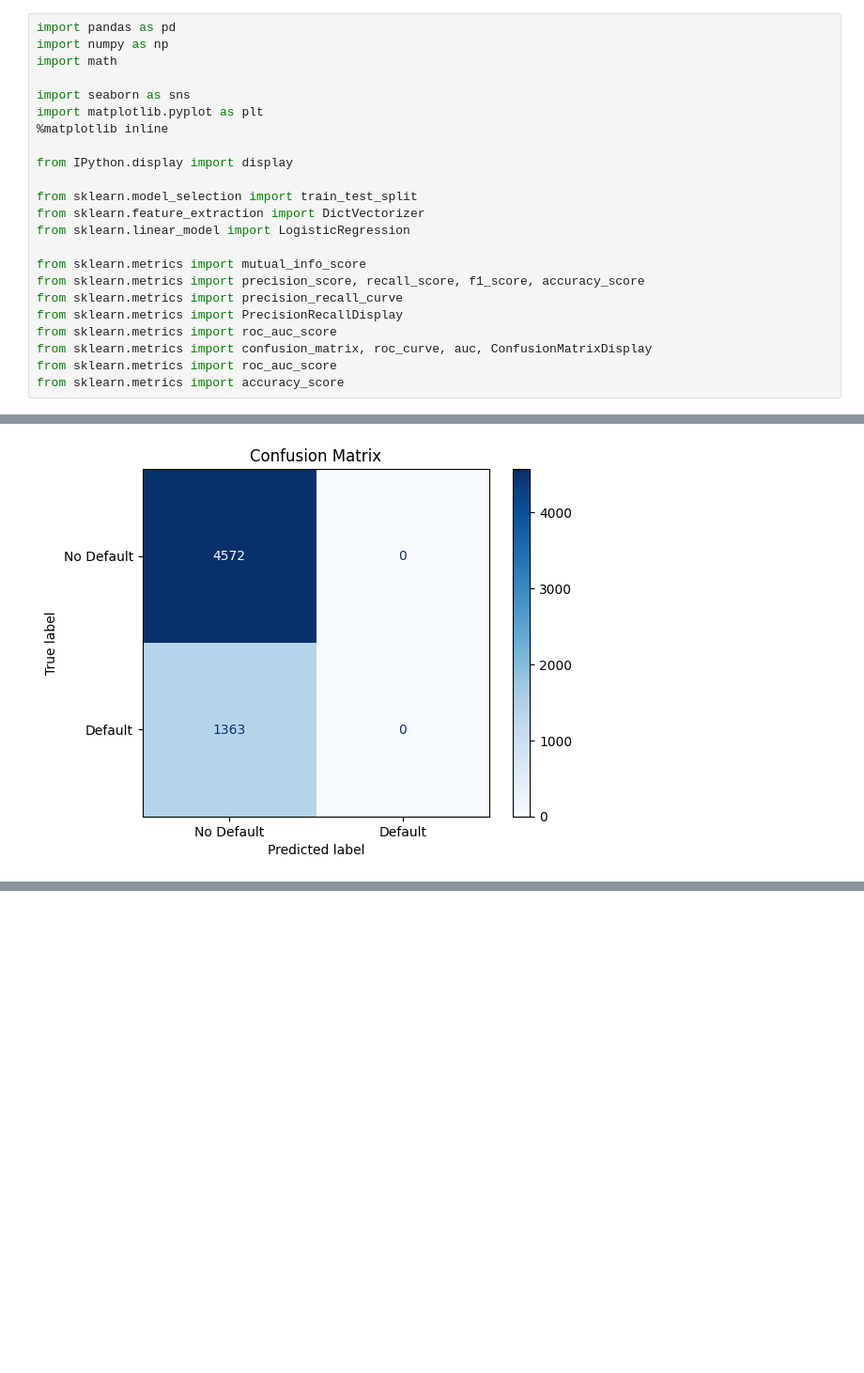
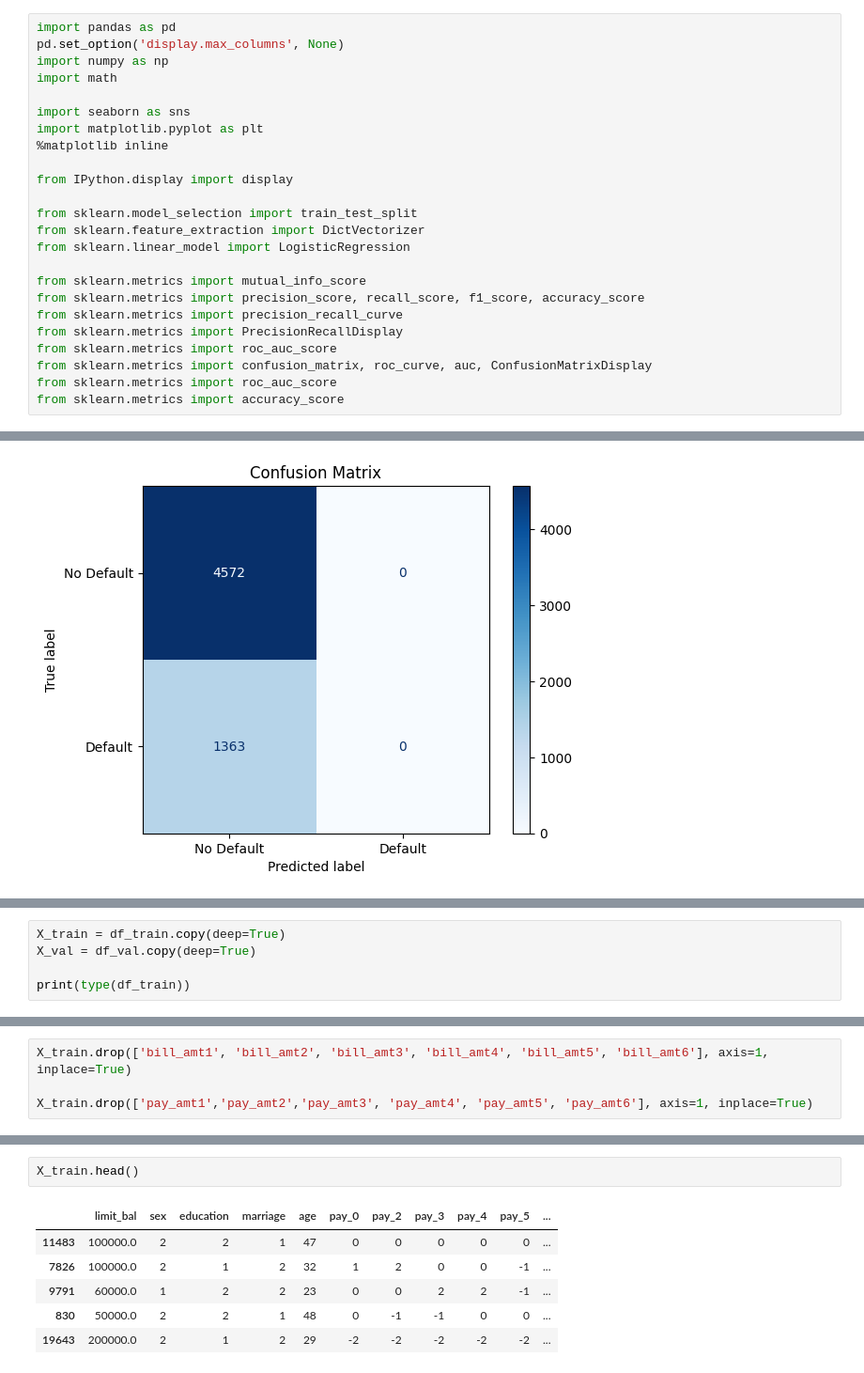
Before and after one commit to jmohsbeck1/jpmc_mle, a Jupyter notebook: Credit_Default_Lab.ipynb, the cells around one changed output, grey strips where cells are left out. Shown at 94% size. Drawn from its saved outputs; the diff is of its cells as text; blank space fills up the shorter version.

```diff
--- a/Credit_Default_Lab.ipynb
+++ b/Credit_Default_Lab.ipynb
@@ -5,6 +5,7 @@
 # Machine learning bootcamp
 # %%
 import pandas as pd
+pd.set_option('display.max_columns', None)
 import numpy as np
 import math
 
@@ -651,0 +643,5 @@ X_small_train = df_train[small_subset]
+# %%
+X_train = df_train.copy(deep=True)
+X_val = df_val.copy(deep=True)
+
+print(type(df_train))
@@ -651,0 +650,4 @@ X_small_train = df_train[small_subset]
+# %%
+X_train.drop(['bill_amt1', 'bill_amt2', 'bill_amt3', 'bill_amt4', 'bill_amt5', 'bill_amt6'], axis=1, inplace=True)
+
+X_train.drop(['pay_amt1','pay_amt2','pay_amt3', 'pay_amt4', 'pay_amt5', 'pay_amt6'], axis=1, inplace=True)
@@ -651,0 +662,9 @@ X_small_train = df_train[small_subset]
+# %%
+X_train.head()
+# %% [output]
+|  | limit_bal | sex | education | marriage | age | pay_0 | pay_2 | pay_3 | pay_4 | pay_5 | ... |
+| 11483 | 100000.0 | 2 | 2 | 1 | 47 | 0 | 0 | 0 | 0 | 0 | ... |
+| 7826 | 100000.0 | 2 | 1 | 2 | 32 | 1 | 2 | 0 | 0 | -1 | ... |
+| 9791 | 60000.0 | 1 | 2 | 2 | 23 | 0 | 0 | 2 | 2 | -1 | ... |
+| 830 | 50000.0 | 2 | 2 | 1 | 48 | 0 | -1 | -1 | 0 | 0 | ... |
+| 19643 | 200000.0 | 2 | 1 | 2 | 29 | -2 | -2 | -2 | -2 | -2 | ... |
```
Also changed, not shown: parts of 17 cells of this notebook.
